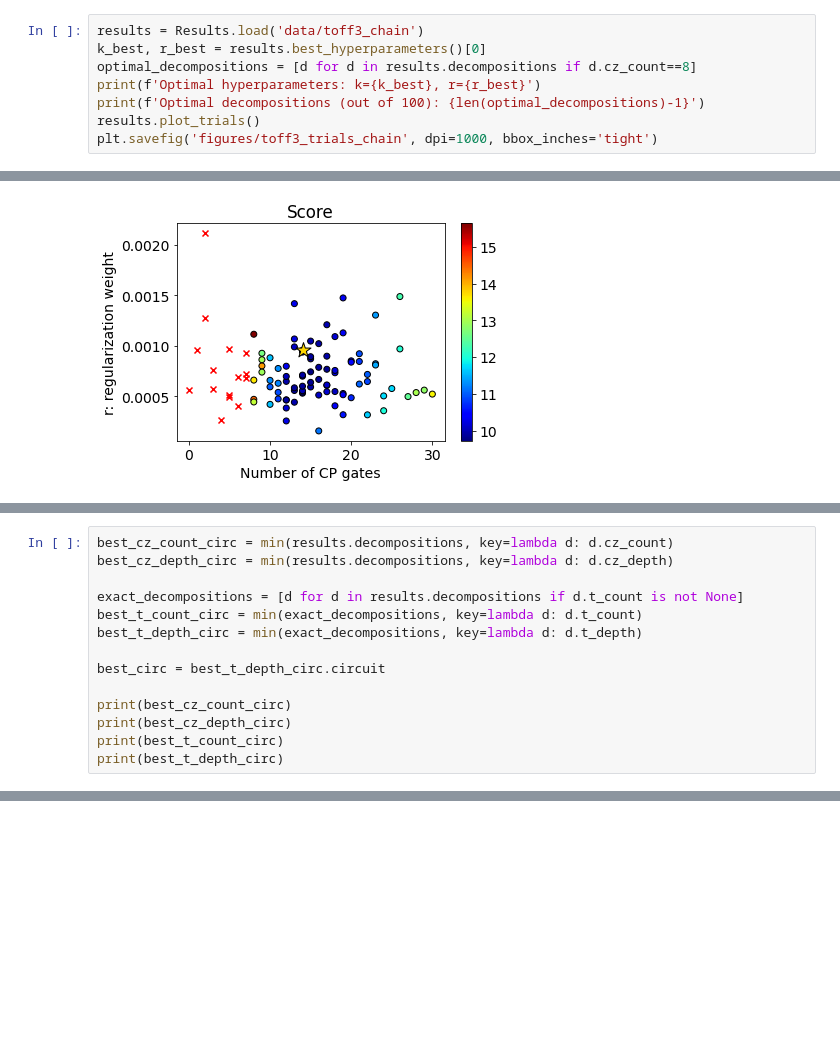
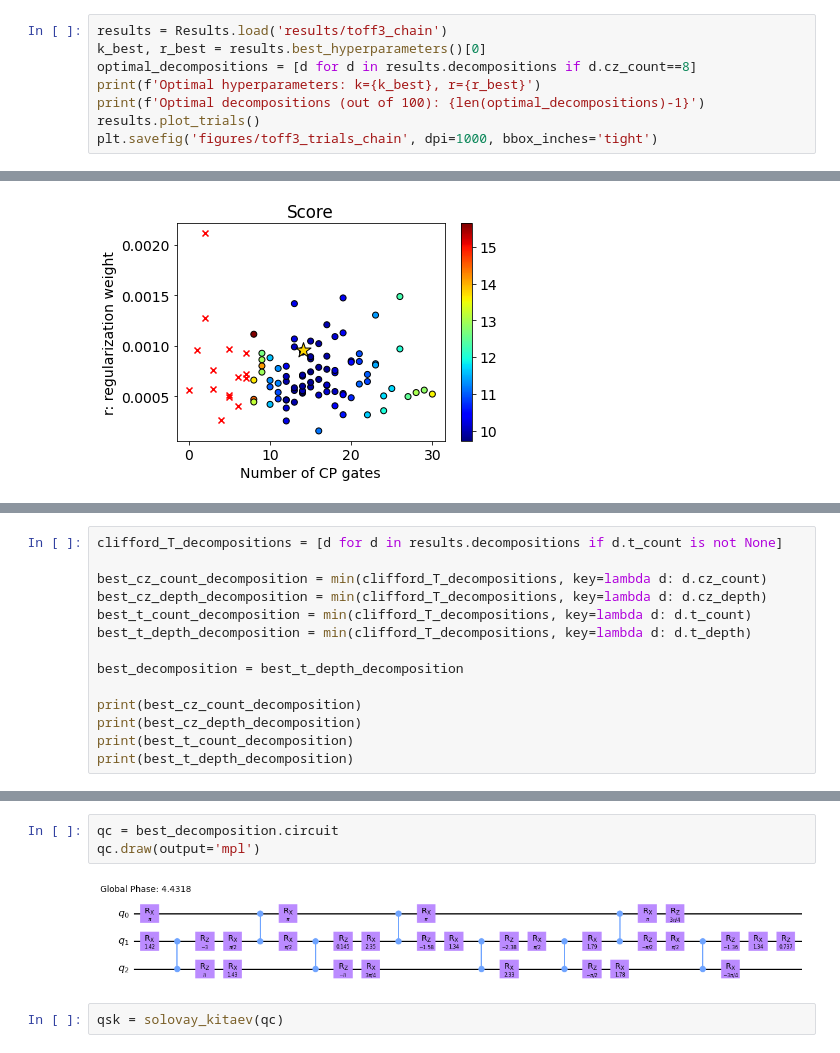
Before and after one commit to idnm/cpflow, a Jupyter notebook: paper/peppar.ipynb, the cells around one changed output, grey strips where cells are left out. Saved outputs shown, nothing was run; the diff lists cells and outputs as text; blank space fills up the shorter version.

```diff
--- a/paper/peppar.ipynb
+++ b/paper/peppar.ipynb
@@ -206,7 +193,7 @@ qx.draw(output='mpl')
 # %% [markdown]
 ### Chain
 # %%
-results = Results.load('data/toff3_chain')
+results = Results.load('results/toff3_chain')
 k_best, r_best = results.best_hyperparameters()[0]
 optimal_decompositions = [d for d in results.decompositions if d.cz_count==8]
 print(f'Optimal hyperparameters: k={k_best}, r={r_best}')
@@ -220,15 +209,15 @@ Optimal decompositions (out of 100): 8
 # %%
-best_cz_count_circ = min(results.decompositions, key=lambda d: d.cz_count)
-best_cz_depth_circ = min(results.decompositions, key=lambda d: d.cz_depth)
+clifford_T_decompositions = [d for d in results.decompositions if d.t_count is not None]
 
-exact_decompositions = [d for d in results.decompositions if d.t_count is not None]
-best_t_count_circ = min(exact_decompositions, key=lambda d: d.t_count)
-best_t_depth_circ = min(exact_decompositions, key=lambda d: d.t_depth)
+best_cz_count_decomposition = min(clifford_T_decompositions, key=lambda d: d.cz_count)
+best_cz_depth_decomposition = min(clifford_T_decompositions, key=lambda d: d.cz_depth)
+best_t_count_decomposition = min(clifford_T_decompositions, key=lambda d: d.t_count)
+best_t_depth_decomposition = min(clifford_T_decompositions, key=lambda d: d.t_depth)
 
-best_circ = best_t_depth_circ.circuit
+best_decomposition = best_t_depth_decomposition
 
-print(best_cz_count_circ)
-print(best_cz_depth_circ)
-print(best_t_count_circ)
-print(best_t_depth_circ)
+print(best_cz_count_decomposition)
+print(best_cz_depth_decomposition)
+print(best_t_count_decomposition)
+print(best_t_depth_decomposition)
 # %% [output]
@@ -251,0 +232,7 @@ HST distance to the Toffoli 3 gate: 0.0
+# %%
+qc = best_decomposition.circuit
+qc.draw(output='mpl')
+# %% [output]
+[figure, added]
+# %%
+qsk = solovay_kitaev(qc)
```
Also changed, not shown: parts of 52 cells of this notebook, 4 other files.
